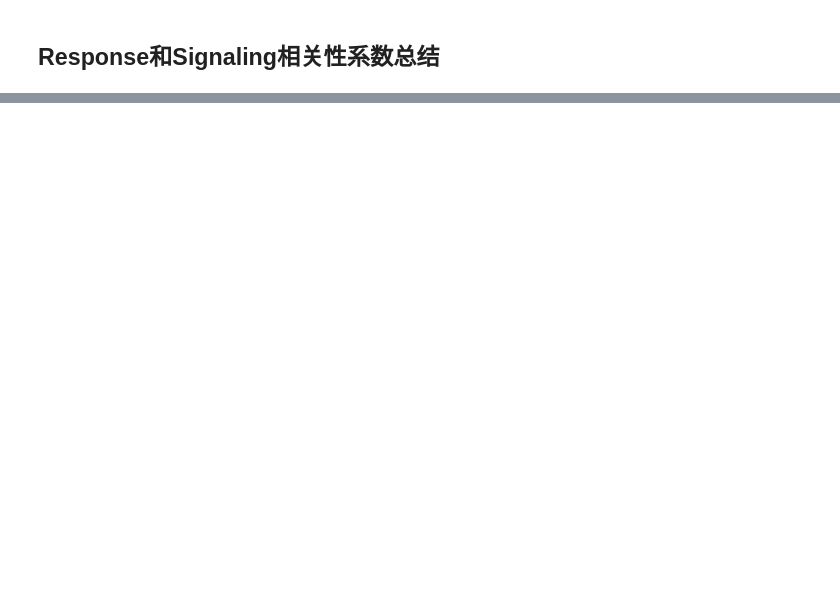
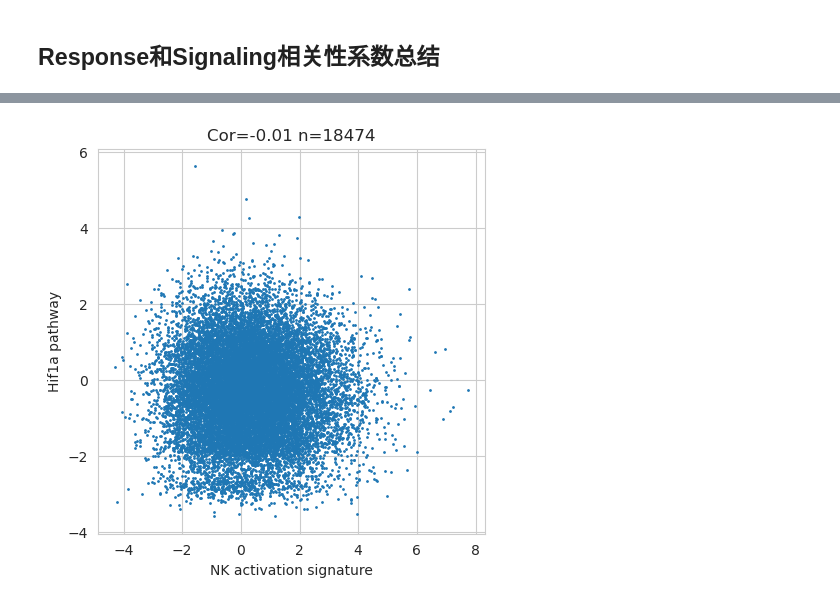
Before and after one commit to yoyoong/Tres, a Jupyter notebook: 2.mTres/qc_plot.ipynb, the cells around one changed output, grey strips where cells are left out. Drawn from its saved outputs; the diff is of its cells as text; code cells hidden in the pictures; blank space fills up the shorter version.

```diff
--- a/2.mTres/qc_plot.ipynb
+++ b/2.mTres/qc_plot.ipynb
@@ -273,0 +206,49 @@ Name: negative_rate, dtype: float64
+# %%
+import numpy as np
+import pandas as pd
+import matplotlib.pyplot as plt
+import seaborn as sns
+import matplotlib.gridspec as gridspec
+from scipy.stats import pearsonr
+
+celltype = 'NK'
+dataset = 'NPC_GSE162025'
+sample = ''
+
+signature = 'Hif1a_signature'
+signaling_path = f'/sibcb2/bioinformatics2/hongyuyang/dataset/Tres/2.tisch_data/3-4.NK_response/{dataset}.csv'
+response_path = f'/sibcb2/bioinformatics2/hongyuyang/dataset/Tres/2.tisch_data/3-4-2.Hif1a_response/{dataset}.csv'
+
+signaling_data = pd.read_csv(signaling_path, delimiter='\t', index_col=0, header=0)
+celltype_list = [v.split('.')[0] for v in signaling_data.columns]
+celltype_flag = [v for v in signaling_data.columns if v.split('.')[0] == celltype]
+signaling_data = signaling_data[celltype_flag]
+response_data = pd.read_csv(response_path, delimiter='\t', index_col=0, header=0)
+
+if sample != '':
+    sample_flag = [v for v in response_data.columns if '.'.join(v.split('.')[:2]) == sample]
+    signaling_data = signaling_data[sample_flag]
+    sample_flag = [v for v in signaling_data.columns if '.'.join(v.split('.')[:2]) == sample]
+    response_data = response_data[sample_flag]
+
+fig = plt.figure(figsize=(5, 5))
+ncols, nrows = 1, 1
+gs = gridspec.GridSpec(nrows=nrows, ncols=ncols, width_ratios=[1] * ncols, height_ratios=[1] * nrows)
+
+y = response_data.loc[signature]
+col = 0
+row = 0
+ax = fig.add_subplot(gs[row, col])
+
+x = signaling_data.loc['NK_signature']
+correlation, _ = pearsonr(x, y)
+
+ax.scatter(x, y, s=1)
+ax.set_xlabel('NK activation signature')
+ax.set_ylabel('Hif1a pathway')
+ax.set_title(f'Cor={round(correlation, 2)} n={len(x)}')
+
+# fig.suptitle(f"NFkB-NK Correlation ({sample})", fontsize=20, fontweight='bold', y=0.9)
+plt.show()
+# %% [output]
+[figure, added]
```
Also changed, not shown: parts of 9 cells of this notebook, 9 other files.
